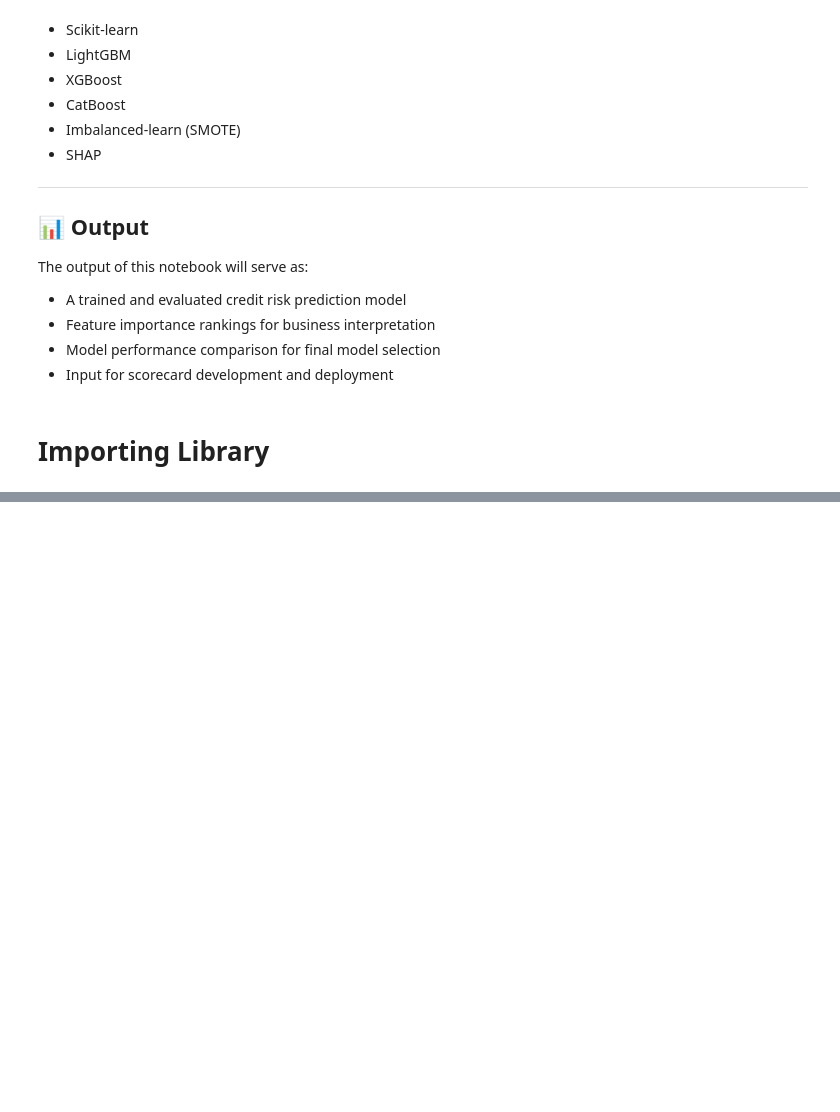
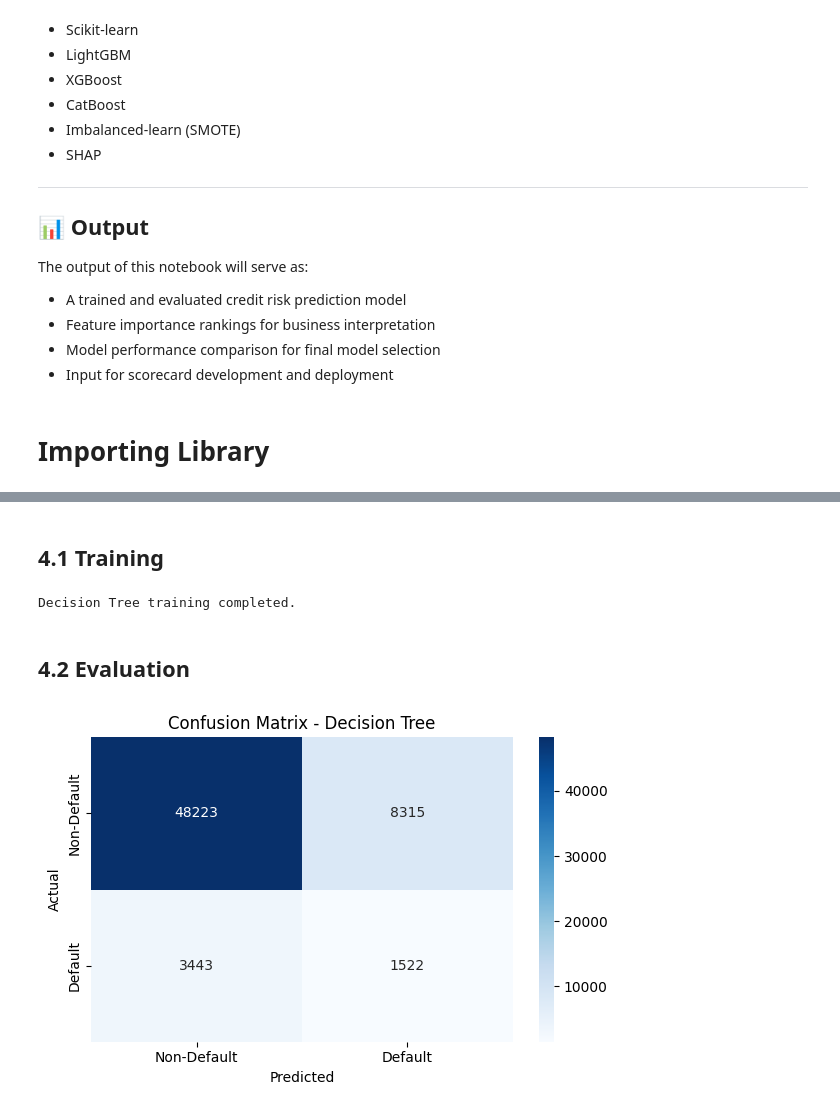
Before and after one commit to oknardo/Home_Credit_Scorecard_Model, a Jupyter notebook: Scorecard_Modelling.ipynb, the cells around one changed output, grey strips where cells are left out. Saved outputs shown, nothing was run; the diff lists cells and outputs as text; code cells hidden in the pictures; blank space fills up the shorter version.

```diff
--- a/Scorecard_Modelling.ipynb
+++ b/Scorecard_Modelling.ipynb
@@ -208,0 +189,7 @@ from sklearn.preprocessing import LabelEncoder
+# %%
+# Separate features and target
+X = df.drop(columns=['TARGET', 'SK_ID_CURR'])
+y = df['TARGET']
+
+print(f"Features shape: {X.shape}")
+print(f"Target shape: {y.shape}")
@@ -208,0 +343,36 @@ from sklearn.preprocessing import LabelEncoder
+# %% [markdown]
+## 4.1 Training
+# %%
+# Initialize and train Decision Tree
+dt = DecisionTreeClassifier(
+    max_depth=10,
+    min_samples_split=50,
+    min_samples_leaf=25,
+    random_state=42,
+    class_weight='balanced'
+)
+
+dt.fit(X_train_smote, y_train_smote)
+print("Decision Tree training completed.")
+# %% [output]
+Decision Tree training completed.
+# %% [markdown]
+## 4.2 Evaluation
+# %%
+# Predictions
+y_pred_dt = dt.predict(X_test)
+y_prob_dt = dt.predict_proba(X_test)[:, 1]
+
+# Confusion Matrix
+cm_dt = confusion_matrix(y_test, y_pred_dt)
+plt.figure(figsize=(6, 4))
+sns.heatmap(cm_dt, annot=True, fmt='d', cmap='Blues',
+            xticklabels=['Non-Default', 'Default'],
+            yticklabels=['Non-Default', 'Default'])
+plt.title('Confusion Matrix - Decision Tree')
+plt.ylabel('Actual')
+plt.xlabel('Predicted')
+plt.tight_layout()
+plt.show()
+# %% [output]
+[figure, added]
```
Also changed, not shown: parts of 64 cells of this notebook.
